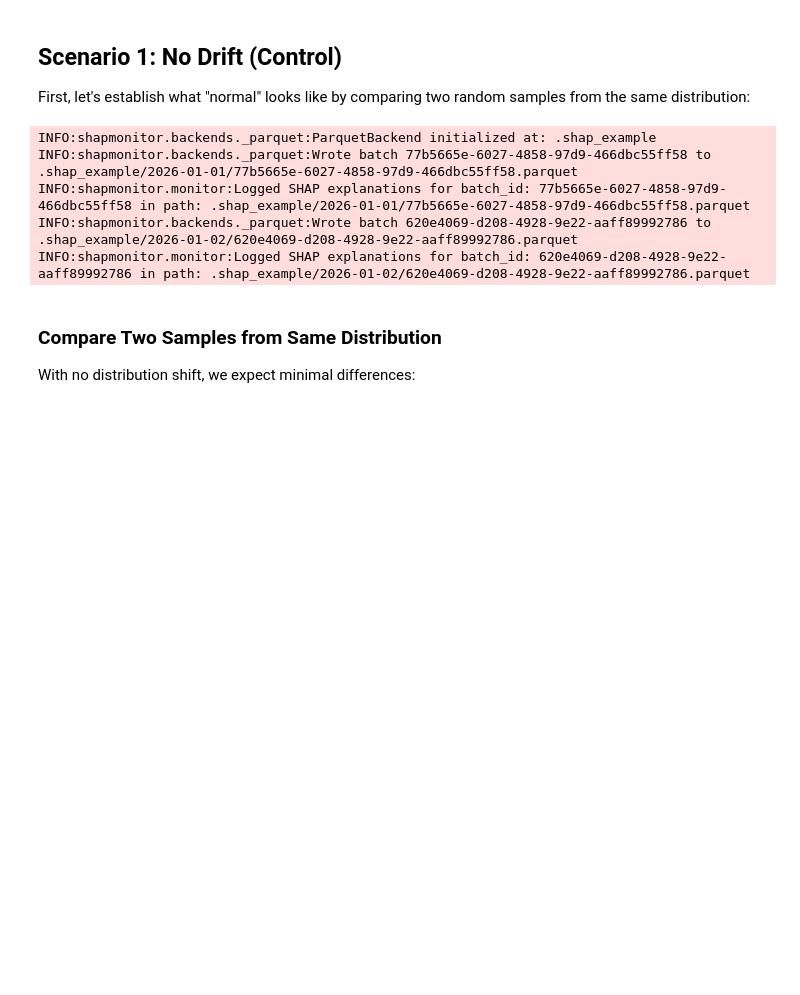
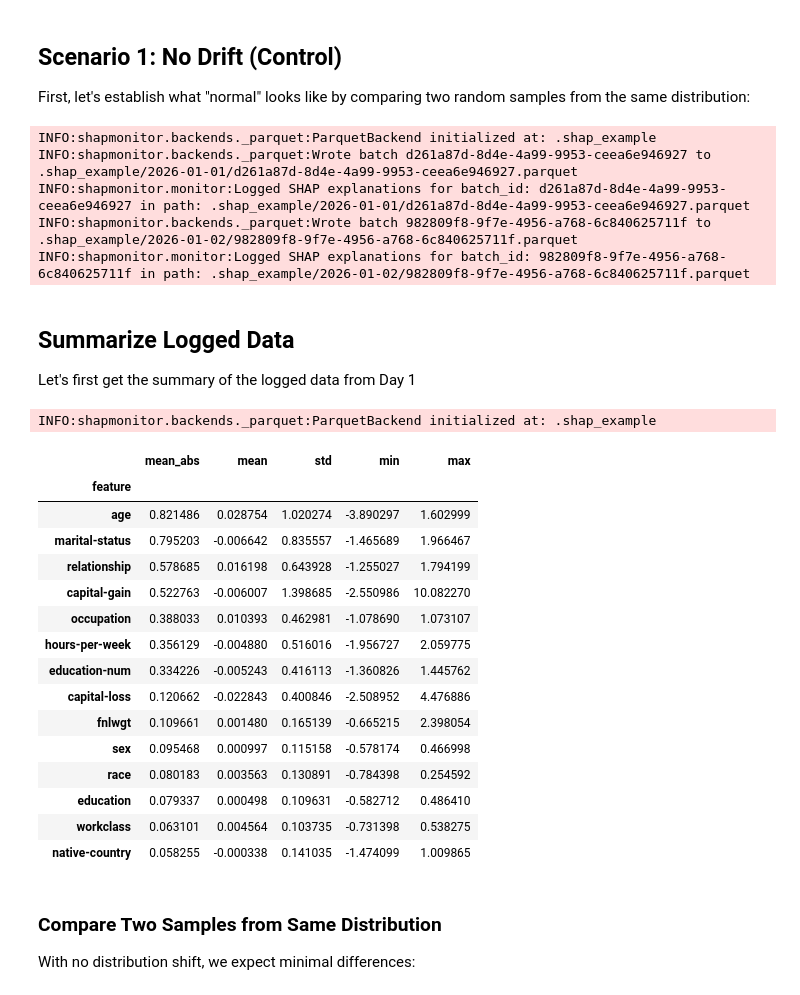
Before and after one commit to ab93/shap-monitor, a Jupyter notebook: examples/lightgbm_example.ipynb, the cells around one changed output. Drawn from its saved outputs; the diff is of its cells as text; code cells hidden in the pictures; blank space fills up the shorter version.

```diff
--- a/examples/lightgbm_example.ipynb
+++ b/examples/lightgbm_example.ipynb
@@ -275,17 +276,49 @@ monitor = SHAPMonitor(explainer=TreeExplainer(model), data_dir=".shap_example",
 
 # Log first half as "Day 1"
 with freezegun.freeze_time("2026-01-01"):
-    monitor.log_batch(X_val_1, y_val_1["income"])
+    monitor.log_batch(X_val_1, y_val_1)
 
 # Log second half as "Day 2"
 with freezegun.freeze_time("2026-01-02"):
-    monitor.log_batch(X_val_2, y_val_2["income"])
+    monitor.log_batch(X_val_2, y_val_2)
 # %% [output]
 INFO:shapmonitor.backends._parquet:ParquetBackend initialized at: .shap_example
-INFO:shapmonitor.backends._parquet:Wrote batch 77b5665e-6027-4858-97d9-466dbc55ff58 to .shap_example/2026-01-01/77b5665e-6027-4858-97d9-466dbc55ff58.parquet
-INFO:shapmonitor.monitor:Logged SHAP explanations for batch_id: 77b5665e-6027-4858-97d9-466dbc55ff58 in path: .shap_example/2026-01-01/77b5665e-6027-4858-97d9-466dbc55ff58.parquet
-INFO:shapmonitor.backends._parquet:Wrote batch 620e4069-d208-4928-9e22-aaff89992786 to .shap_example/2026-01-02/620e4069-d208-4928-9e22-aaff89992786.parquet
-INFO:shapmonitor.monitor:Logged SHAP explanations for batch_id: 620e4069-d208-4928-9e22-aaff89992786 in path: .shap_example/2026-01-02/620e4069-d208-4928-9e22-aaff89992786.parquet
+INFO:shapmonitor.backends._parquet:Wrote batch d261a87d-8d4e-4a99-9953-ceea6e946927 to .shap_example/2026-01-01/d261a87d-8d4e-4a99-9953-ceea6e946927.parquet
+INFO:shapmonitor.monitor:Logged SHAP explanations for batch_id: d261a87d-8d4e-4a99-9953-ceea6e946927 in path: .shap_example/2026-01-01/d261a87d-8d4e-4a99-9953-ceea6e946927.parquet
+INFO:shapmonitor.backends._parquet:Wrote batch 982809f8-9f7e-4956-a768-6c840625711f to .shap_example/2026-01-02/982809f8-9f7e-4956-a768-6c840625711f.parquet
+INFO:shapmonitor.monitor:Logged SHAP explanations for batch_id: 982809f8-9f7e-4956-a768-6c840625711f in path: .shap_example/2026-01-02/982809f8-9f7e-4956-a768-6c840625711f.parquet
+# %% [markdown]
+## Summarize Logged Data
+
+Let's first get the summary of the logged data from Day 1
+# %%
+from datetime import datetime
+
+from shapmonitor.analysis import SHAPAnalyzer
+from shapmonitor.backends import ParquetBackend
+
+backend = ParquetBackend(".shap_example")
+analyzer = SHAPAnalyzer(backend)
+
+analyzer.summary(datetime(2026, 1, 1), datetime(2026, 1, 2))
+# %% [output]
+INFO:shapmonitor.backends._parquet:ParquetBackend initialized at: .shap_example
+|  | mean_abs | mean | std | min | max |
+| feature |  |  |  |  |  |
+| age | 0.821486 | 0.028754 | 1.020274 | -3.890297 | 1.602999 |
+| marital-status | 0.795203 | -0.006642 | 0.835557 | -1.465689 | 1.966467 |
+| relationship | 0.578685 | 0.016198 | 0.643928 | -1.255027 | 1.794199 |
+| capital-gain | 0.522763 | -0.006007 | 1.398685 | -2.550986 | 10.082270 |
+| occupation | 0.388033 | 0.010393 | 0.462981 | -1.078690 | 1.073107 |
+| hours-per-week | 0.356129 | -0.004880 | 0.516016 | -1.956727 | 2.059775 |
+| education-num | 0.334226 | -0.005243 | 0.416113 | -1.360826 | 1.445762 |
+| capital-loss | 0.120662 | -0.022843 | 0.400846 | -2.508952 | 4.476886 |
+| fnlwgt | 0.109661 | 0.001480 | 0.165139 | -0.665215 | 2.398054 |
+| sex | 0.095468 | 0.000997 | 0.115158 | -0.578174 | 0.466998 |
+| race | 0.080183 | 0.003563 | 0.130891 | -0.784398 | 0.254592 |
+| education | 0.079337 | 0.000498 | 0.109631 | -0.582712 | 0.486410 |
+| workclass | 0.063101 | 0.004564 | 0.103735 | -0.731398 | 0.538275 |
+| native-country | 0.058255 | -0.000338 | 0.141035 | -1.474099 | 1.009865 |
 # %% [markdown]
 ### Compare Two Samples from Same Distribution
 
```
Also changed, not shown: parts of 13 cells of this notebook, 8 other files.
